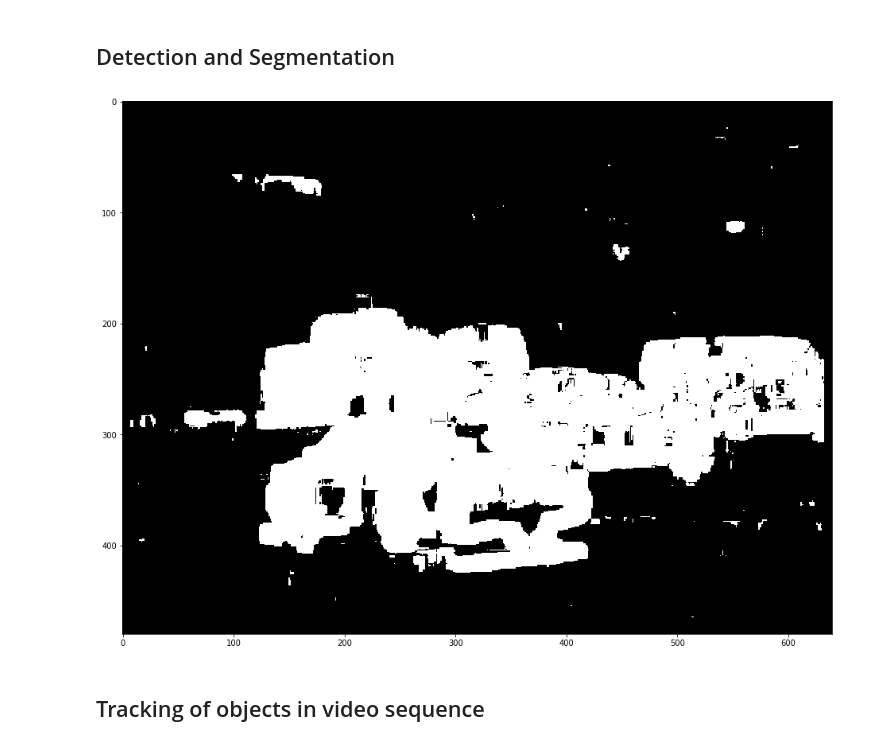
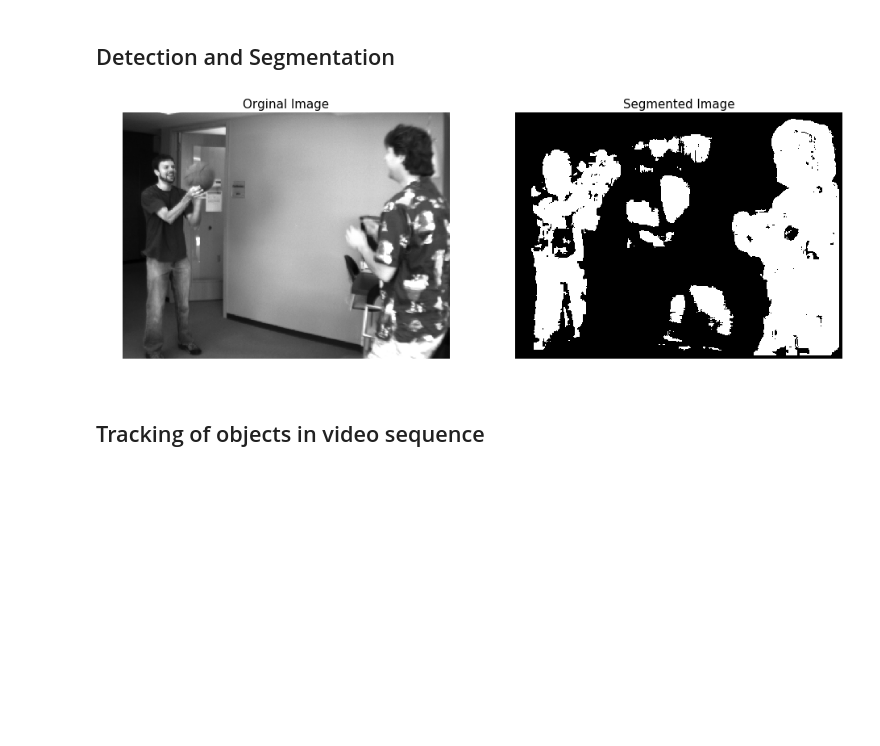
Before and after one commit to bruce-wayne99/cv-ass5, a Jupyter notebook: code/OpticalFlow.ipynb, the cells around one changed output. Saved outputs shown, nothing was run; the diff lists cells and outputs as text; code cells hidden in the pictures; blank space fills up the shorter version.

```diff
--- a/code/OpticalFlow.ipynb
+++ b/code/OpticalFlow.ipynb
@@ -37,16 +37,23 @@ def optical_flow(I1g, I2g, window_size, tau=1e-2):
 # %% [markdown]
 ## Detection and Segmentation
 # %%
-im1 = cv2.imread('../data/eval-data-gray/Dumptruck/frame10.png')[:,:,0]
-im2 = cv2.imread('../data/eval-data-gray/Dumptruck/frame11.png')[:,:,0]
+im1 = cv2.imread('../data/eval-data-gray/Basketball/frame10.png')[:,:,0]
+im2 = cv2.imread('../data/eval-data-gray/Basketball/frame11.png')[:,:,0]
 u, v = optical_flow(im1, im2, 15)
 img = u*u + v*v
 # %%
 plt.figure(figsize=(16, 16))
-plt.imshow(img > np.average(img)/15, cmap=cm.gray)
+plt.subplot(121)
+plt.imshow(im1, cmap=cm.gray)
+plt.axis('off')
+plt.title('Orginal Image',fontsize=15)
+plt.subplot(122)
+plt.imshow(img > np.average(img)/10, cmap=cm.gray)
+plt.axis('off')
+plt.title('Segmented Image',fontsize=15)
 plt.show()
 # %% [output]
-[figure, old version]
+[figure, new version]
 # %% [markdown]
 ## Tracking of objects in video sequence
 # %%
```
Also changed, not shown: parts of 1 cell of this notebook.
